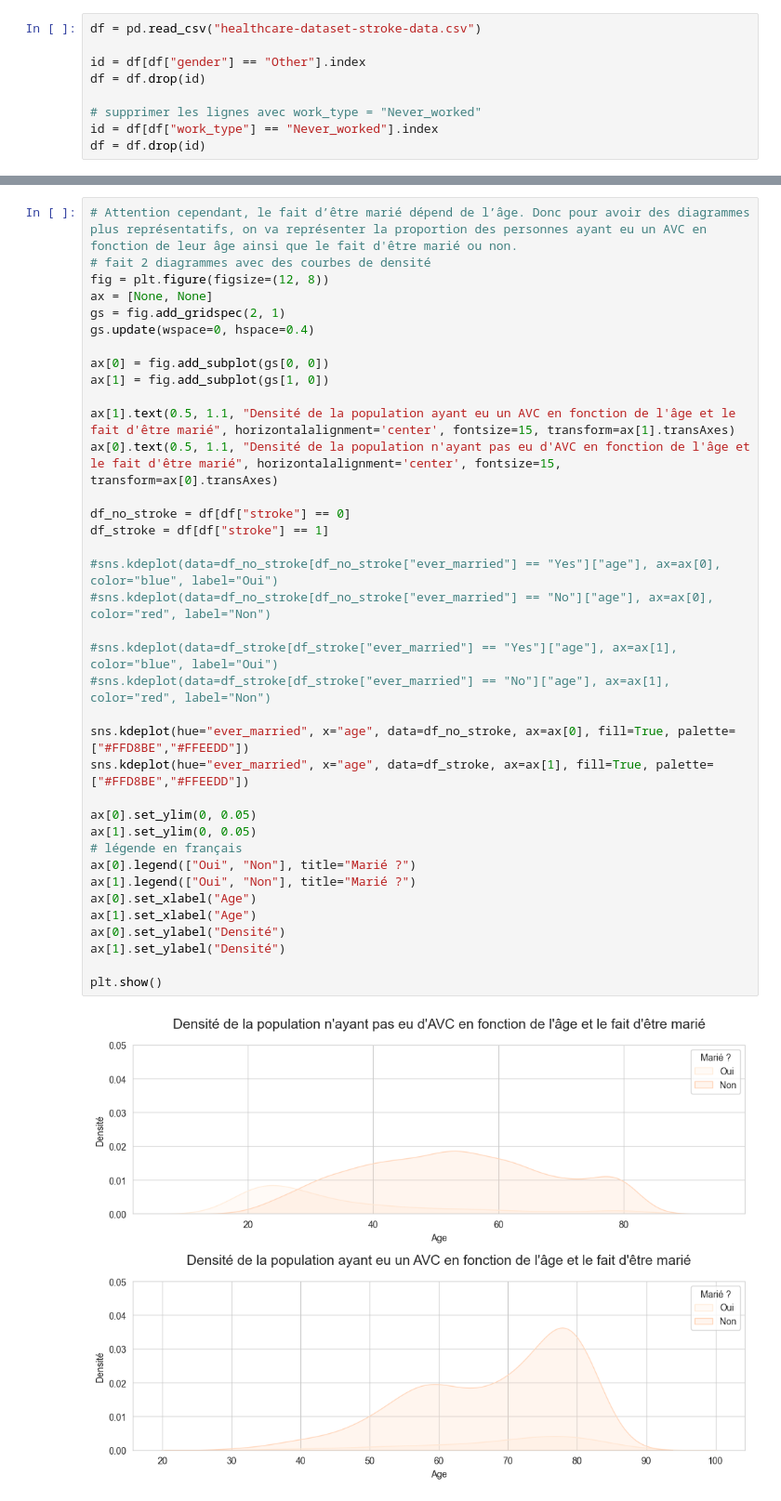
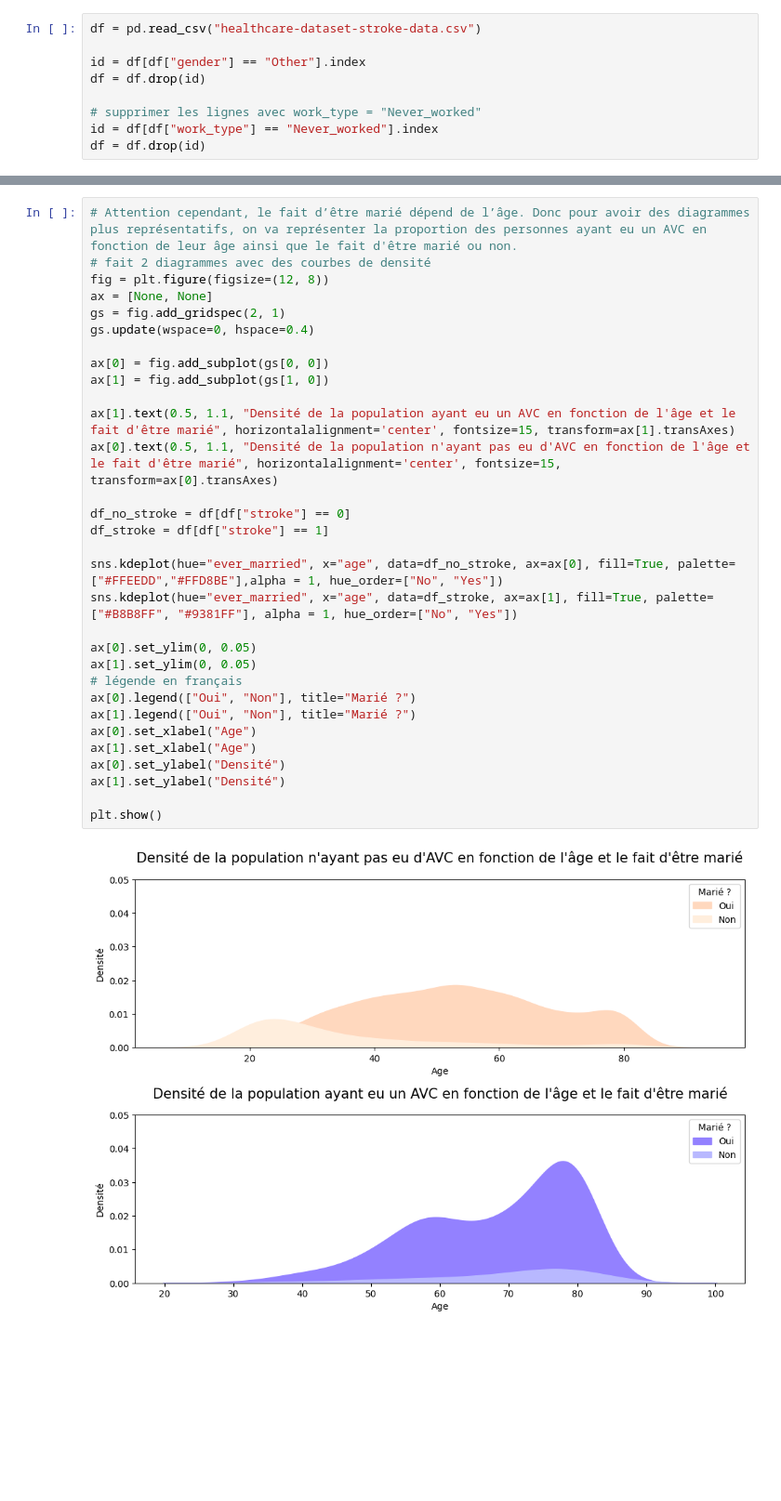
Before and after one commit to VpourVictor/DATA_Visualisation, a Jupyter notebook: Lili.ipynb, the cells around one changed output, grey strips where cells are left out. Shown at 93% size. Drawn from its saved outputs; the diff is of its cells as text; blank space fills up the shorter version.

```diff
--- a/Lili.ipynb
+++ b/Lili.ipynb
@@ -39,42 +39,36 @@ plt.show()
 # %%
 # Attention cependant, le fait d’être marié dépend de l’âge. Donc pour avoir des diagrammes plus représentatifs, on va représenter la proportion des personnes ayant eu un AVC en fonction de leur âge ainsi que le fait d'être marié ou non.
 # fait 2 diagrammes avec des courbes de densité
 fig = plt.figure(figsize=(12, 8))
 ax = [None, None]
 gs = fig.add_gridspec(2, 1)
 gs.update(wspace=0, hspace=0.4)
 
 ax[0] = fig.add_subplot(gs[0, 0])
 ax[1] = fig.add_subplot(gs[1, 0])
 
 ax[1].text(0.5, 1.1, "Densité de la population ayant eu un AVC en fonction de l'âge et le fait d'être marié", horizontalalignment='center', fontsize=15, transform=ax[1].transAxes)
 ax[0].text(0.5, 1.1, "Densité de la population n'ayant pas eu d'AVC en fonction de l'âge et le fait d'être marié", horizontalalignment='center', fontsize=15, transform=ax[0].transAxes)
 
 df_no_stroke = df[df["stroke"] == 0]
 df_stroke = df[df["stroke"] == 1]
 
-#sns.kdeplot(data=df_no_stroke[df_no_stroke["ever_married"] == "Yes"]["age"], ax=ax[0], color="blue", label="Oui")
-#sns.kdeplot(data=df_no_stroke[df_no_stroke["ever_married"] == "No"]["age"], ax=ax[0], color="red", label="Non")
-
-#sns.kdeplot(data=df_stroke[df_stroke["ever_married"] == "Yes"]["age"], ax=ax[1], color="blue", label="Oui")
-#sns.kdeplot(data=df_stroke[df_stroke["ever_married"] == "No"]["age"], ax=ax[1], color="red", label="Non")
-
-sns.kdeplot(hue="ever_married", x="age", data=df_no_stroke, ax=ax[0], fill=True, palette=["#FFD8BE","#FFEEDD"])
-sns.kdeplot(hue="ever_married", x="age", data=df_stroke, ax=ax[1], fill=True, palette=["#FFD8BE","#FFEEDD"])
+sns.kdeplot(hue="ever_married", x="age", data=df_no_stroke, ax=ax[0], fill=True, palette=["#FFEEDD","#FFD8BE"],alpha = 1, hue_order=["No", "Yes"])
+sns.kdeplot(hue="ever_married", x="age", data=df_stroke, ax=ax[1], fill=True, palette=["#B8B8FF", "#9381FF"], alpha = 1, hue_order=["No", "Yes"])
 
 ax[0].set_ylim(0, 0.05)
 ax[1].set_ylim(0, 0.05)
 # légende en français
 ax[0].legend(["Oui", "Non"], title="Marié ?")
 ax[1].legend(["Oui", "Non"], title="Marié ?")
 ax[0].set_xlabel("Age")
 ax[1].set_xlabel("Age")
 ax[0].set_ylabel("Densité")
 ax[1].set_ylabel("Densité")
 
 plt.show()
 # %% [output]
-[figure, old version]
+[figure, new version]
 # %%
 # De la même manière, quel est le lien entre le type d’emploi de l'individu et son risque d’avoir un AVC ?
 df_work_type = df.groupby("work_type")["stroke"].value_counts(normalize=True).unstack() * 100
```
Also changed, not shown: parts of 5 cells of this notebook.
